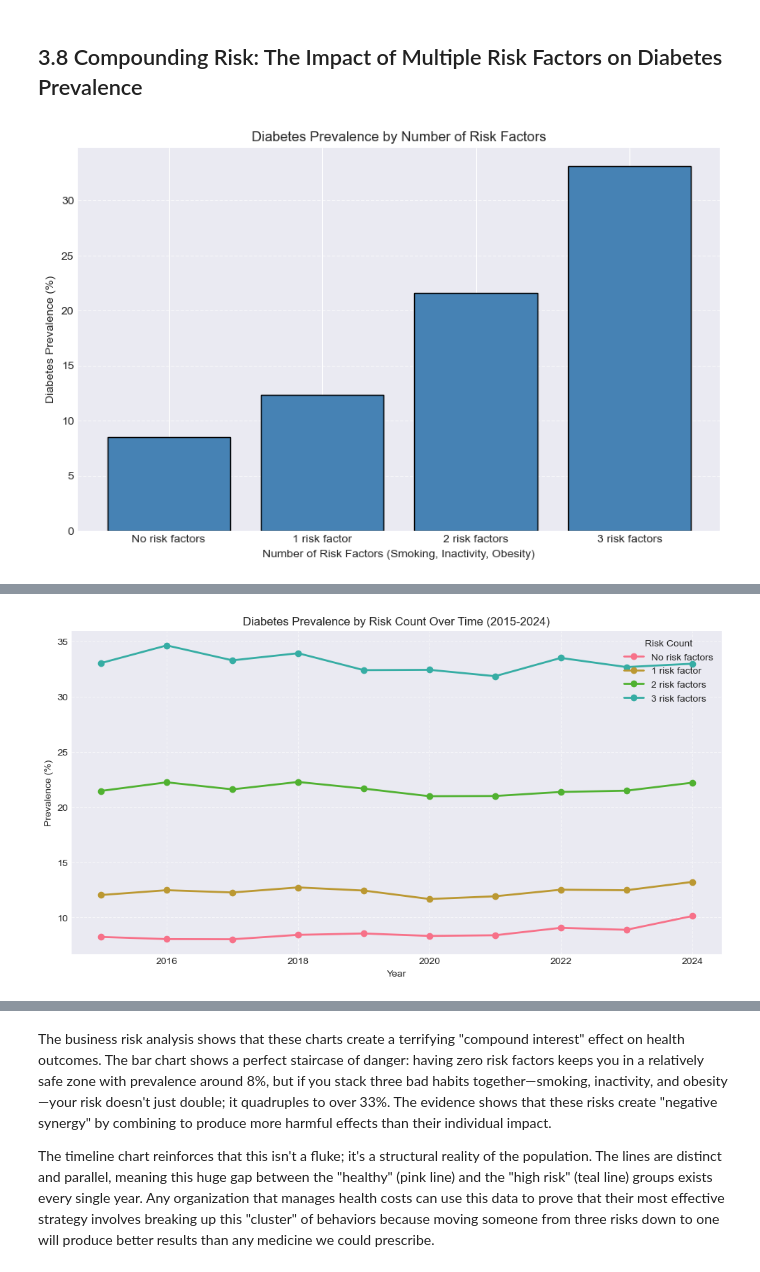
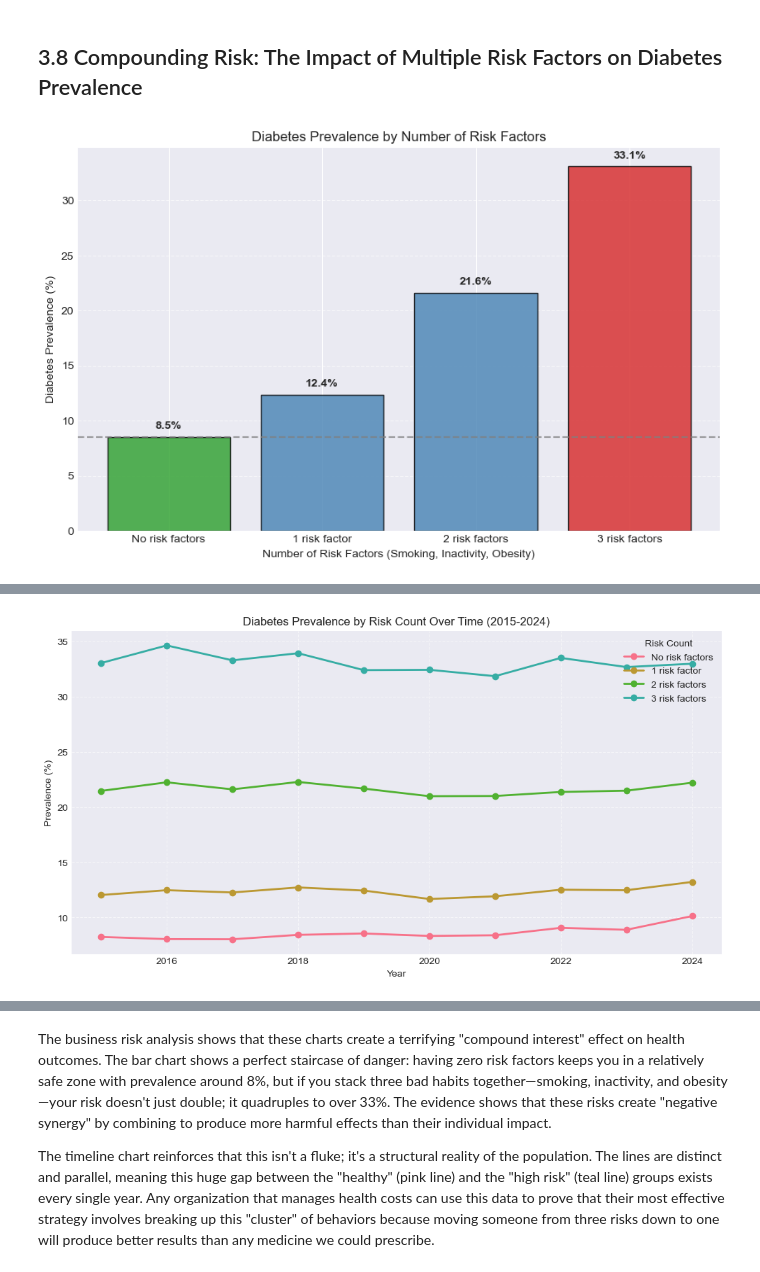
Before and after one commit to cmendonsa/brfss-diabetes-trends, a Jupyter notebook: analysis/3_exploratory_data_analysis.ipynb, the cells around one changed output, grey strips where cells are left out. Drawn from its saved outputs; the diff is of its cells as text; code cells hidden in the pictures.

```diff
--- a/analysis/3_exploratory_data_analysis.ipynb
+++ b/analysis/3_exploratory_data_analysis.ipynb
@@ -778,7 +778,22 @@ plt.figure(figsize=(10, 6))
 risk_labels = {0: "No risk factors", 1: "1 risk factor", 2: "2 risk factors", 3: "3 risk factors"}
 x_labels = [risk_labels.get(int(x), f"{int(x)} factors") for x in risk_summary.index]
 
-plt.bar(range(len(risk_summary)), risk_summary["prevalence_pct"], color="steelblue", edgecolor="black")
+# Color mapping: Highlight the 0-factor baseline vs the 3-factor danger zone
+colors = ['#2ca02c' if i==0 else '#d62728' if i==3 else 'steelblue' for i in range(len(risk_summary))]
+
+bars = plt.bar(range(len(risk_summary)), risk_summary["prevalence_pct"], color=colors, edgecolor="black", alpha=0.8)
+
+# Add value labels on top of bars
+for bar in bars:
+    height = bar.get_height()
+    plt.text(bar.get_x() + bar.get_width()/2., height + 0.5,
+             f'{height:.1f}%', ha='center', va='bottom', fontweight='bold')
+
+# Add a horizontal line for the baseline (0 factors) to emphasize the gap
+baseline = risk_summary.loc[0, "prevalence_pct"]
+plt.axhline(y=baseline, color='gray', linestyle='--', alpha=0.7, label=f'Baseline Risk ({baseline:.1f}%)')
+
+#plt.bar(range(len(risk_summary)), risk_summary["prevalence_pct"], color="steelblue", edgecolor="black")
 plt.title("Diabetes Prevalence by Number of Risk Factors")
 plt.xlabel("Number of Risk Factors (Smoking, Inactivity, Obesity)")
 plt.ylabel("Diabetes Prevalence (%)")
@@ -851,31 +866,31 @@ plt.show()
 
 # ---------------------------------------------------------
 # 5. Simplified Comparison (Low vs. High Risk)
 # ---------------------------------------------------------
 # Group 0-1 factors as "Low Risk" and 2-3 factors as "High Risk" for a broader comparison
 df["RISK_CATEGORY"] = df["TOTAL_RISK_FACTORS"].apply(lambda x: "0-1 factors" if x <= 1 else "2-3 factors")
 
 cat_summary = (
     df.groupby("RISK_CATEGORY")["DIABETES"]
     .agg(["mean", "count", "sum"])
     .rename(columns={"mean": "prevalence", "count": "n", "sum": "cases"})
 )
 cat_summary["prevalence_pct"] = cat_summary["prevalence"].mul(100)
 
 # Perform Z-test between these two aggregated groups
 if "0-1 factors" in cat_summary.index and "2-3 factors" in cat_summary.index:
     low = cat_summary.loc["0-1 factors"]
     high = cat_summary.loc["2-3 factors"]
     stat, pval = proportions_ztest(
         count=[low["cases"], high["cases"]],
         nobs=[low["n"], high["n"]],
         alternative="two-sided",
     )
     logging.info(f"\n0-1 factors vs 2-3 factors: p-value={pval:.4g}")
 else:
     logging.info(f"\nAvailable risk categories: {list(cat_summary.index)}")
     logging.info("Not enough data to compare 0-1 vs 2-3 factors groups.")
 
 #logging.info(cat_summary.round(2))
 # %% [output]
-[figure, old version]
+[figure, new version]
```
Also changed, not shown: parts of 2 cells of this notebook.
